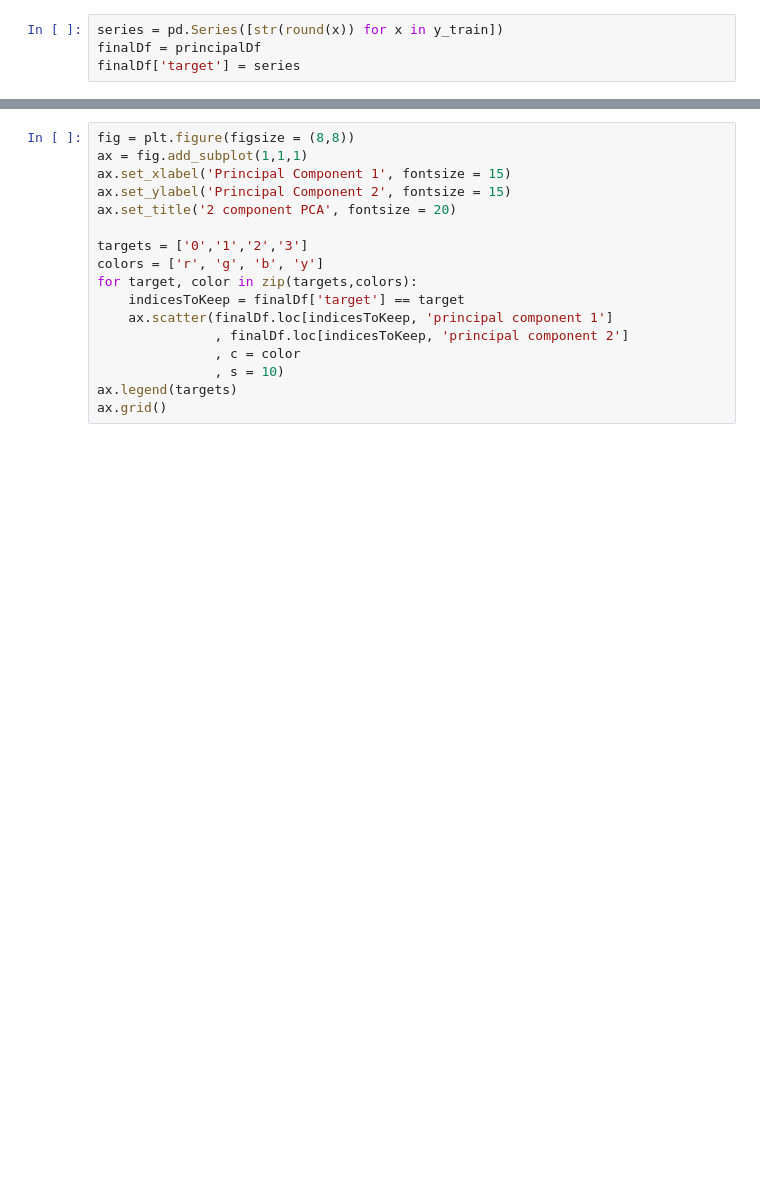
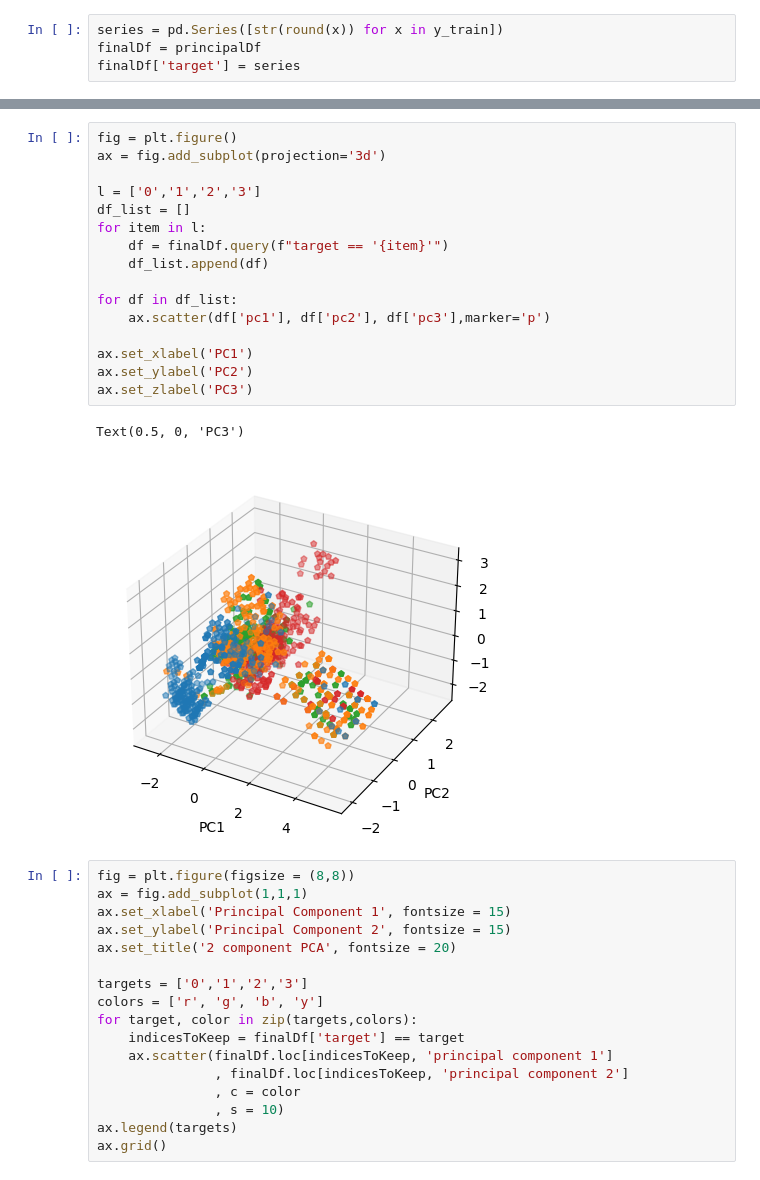
Before and after one commit to devinshende/learning-ml, a Jupyter notebook: classification.ipynb, the cells around one changed output, grey strips where cells are left out. Cells and saved outputs as stored; diff of their text form; blank space fills up the shorter version.

```diff
--- a/classification.ipynb
+++ b/classification.ipynb
@@ -265,3 +293,22 @@ finalDf
+# %%
+fig = plt.figure()
+ax = fig.add_subplot(projection='3d')
+
+l = ['0','1','2','3']
+df_list = []
+for item in l:
+    df = finalDf.query(f"target == '{item}'")
+    df_list.append(df)
+
+for df in df_list:
+    ax.scatter(df['pc1'], df['pc2'], df['pc3'],marker='p')
+
+ax.set_xlabel('PC1')
+ax.set_ylabel('PC2')
+ax.set_zlabel('PC3')
+# %% [output]
+Text(0.5, 0, 'PC3')
+[figure, added]
 # %%
 fig = plt.figure(figsize = (8,8))
 ax = fig.add_subplot(1,1,1)
```
Also changed, not shown: parts of 4 cells of this notebook.
